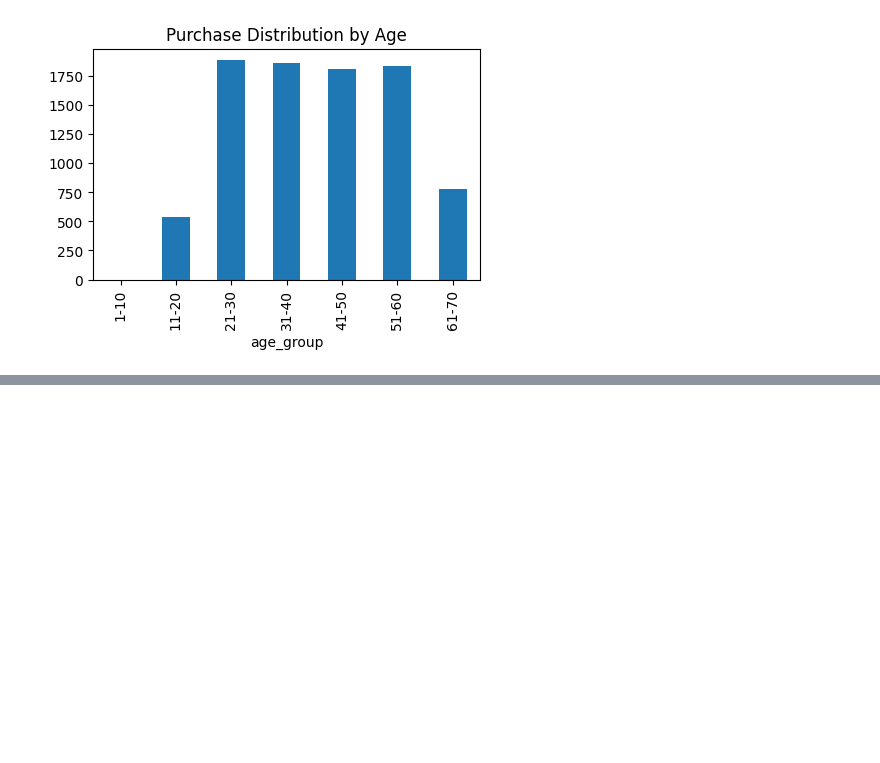
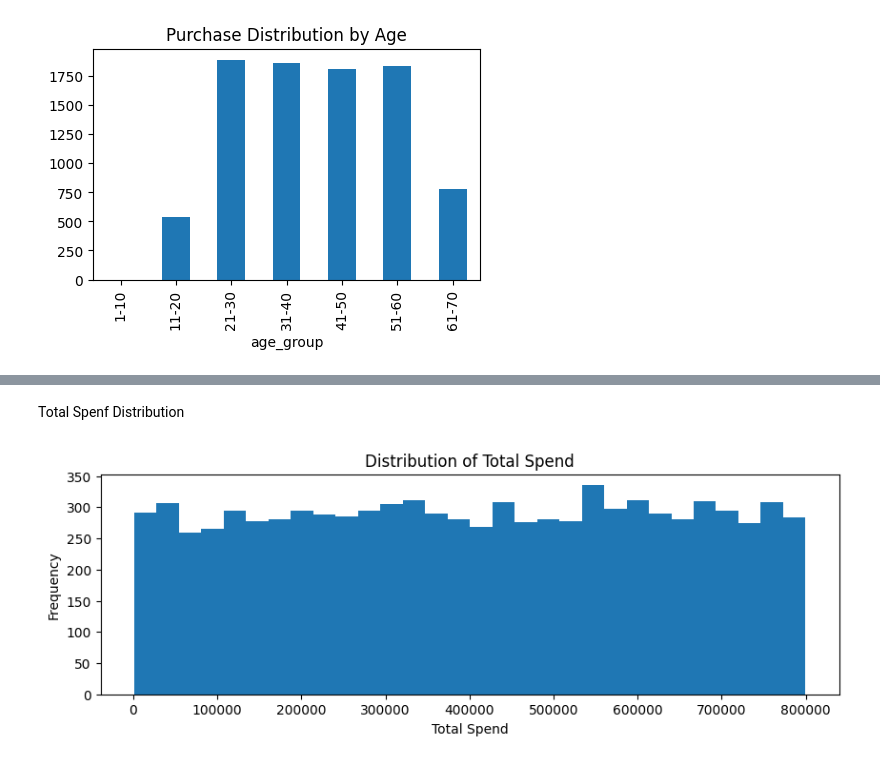
Before and after one commit to Kashmira-25/resale-marketplace-customer-analysis, a Jupyter notebook: notebooks/customer_analysis.ipynb, the cells around one changed output, grey strips where cells are left out. Saved outputs shown, nothing was run; the diff lists cells and outputs as text; code cells hidden in the pictures; blank space fills up the shorter version.

```diff
--- a/notebooks/customer_analysis.ipynb
+++ b/notebooks/customer_analysis.ipynb
@@ -183,0 +217,11 @@ df1.groupby('age_group').size().plot(kind = 'bar', figsize = (5,3), title = 'Pur
+# %% [markdown]
+Total Spenf Distribution
+# %%
+plt.figure(figsize=(10,3))
+plt.hist(df1['total_spend'], bins=30)
+plt.xlabel('Total Spend')
+plt.ylabel('Frequency')
+plt.title('Distribution of Total Spend')
+plt.show()
+# %% [output]
+[figure, added]
```
Also changed, not shown: parts of 23 cells of this notebook.
